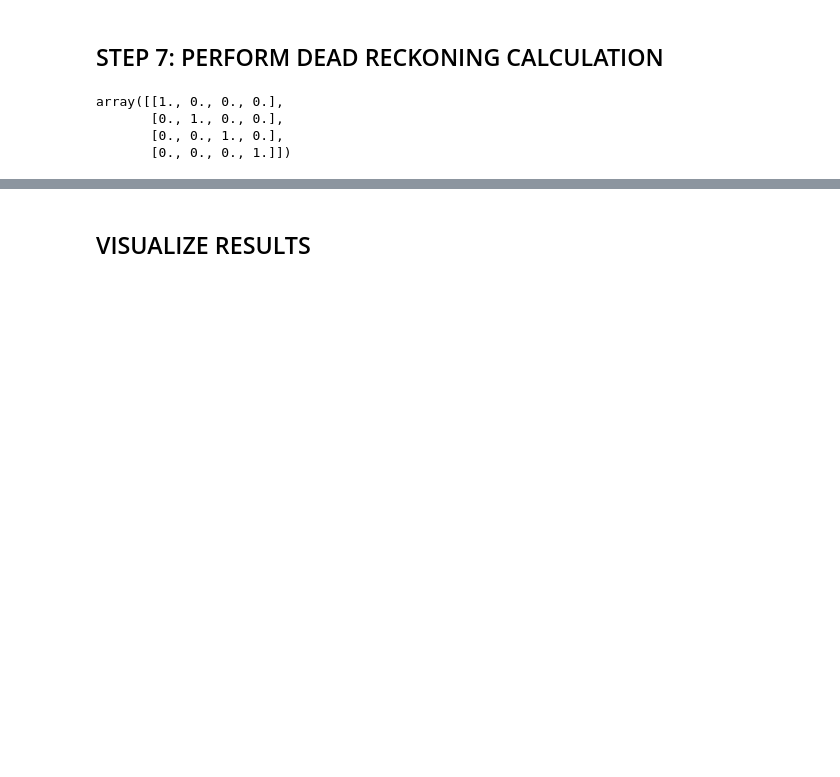
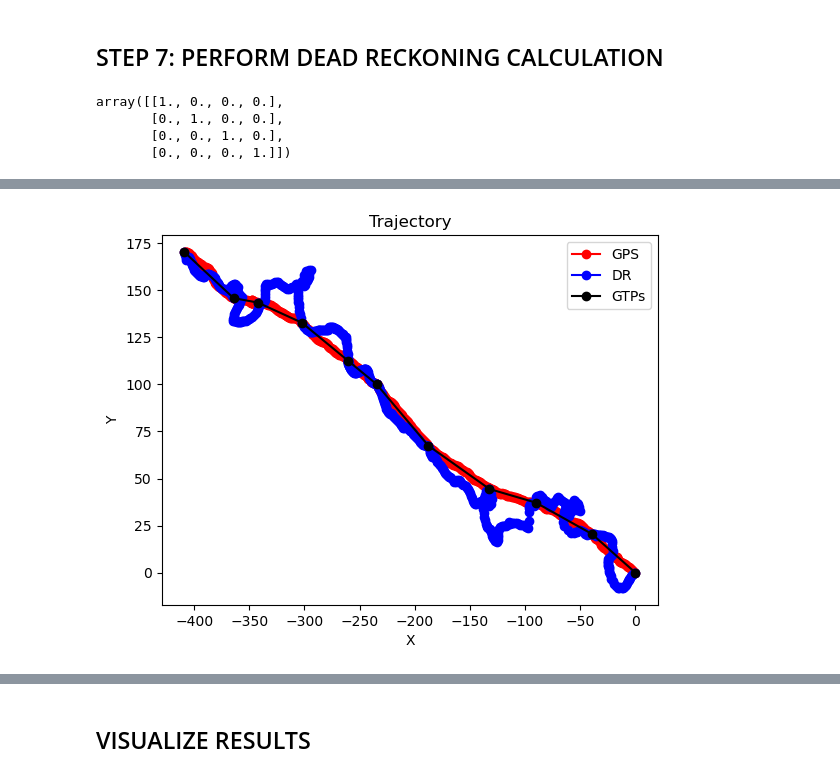
Before and after one commit to rhemitoth/Dead_Reckoning_Python, a Jupyter notebook: Dead_Reckoning_Working.ipynb, the cells around one changed output, grey strips where cells are left out. Cells and saved outputs as stored; diff of their text form; code cells hidden in the pictures; blank space fills up the shorter version.

```diff
--- a/Dead_Reckoning_Working.ipynb
+++ b/Dead_Reckoning_Working.ipynb
@@ -388,0 +465,4 @@ df.head(10)
+# %%
+# Extract ground truth points
+gtps = df[df['ground_truth'] == 1]
+gtps.head(10)
@@ -388,0 +648,31 @@ df.head(10)
+# %%
+# Plot dead reckoned vs GPS trajectory
+dr_x = df_corrected['DR_x']
+dr_y = df_corrected['DR_y']
+utm_x = df_corrected['UTM_E'] - utm_x0
+utm_y = df_corrected['UTM_N'] - utm_y0
+gtps_x = gtps['UTM_E'] - utm_x0
+gtps_y = gtps['UTM_N'] - utm_y0
+
+# Create a 3D plot
+fig = plt.figure()
+ax = fig.add_subplot(111)
+
+# Plot the trajectory
+
+ax.plot(utm_x,utm_y, marker='o', linestyle='-', color='r', label='GPS')
+ax.plot(dr_x,dr_y, marker='o', linestyle='-', color='b', label='DR')
+ax.plot(gtps_x,gtps_y, marker='o',  color='black', label='GTPs')
+
+# Setting labels
+ax.set_xlabel('X')
+ax.set_ylabel('Y')
+
+# Adding a title and legend
+ax.set_title('Trajectory')
+ax.legend()
+
+# Show plot
+plt.show()
+# %% [output]
+[figure, added]
```
Also changed, not shown: parts of 34 cells of this notebook.
